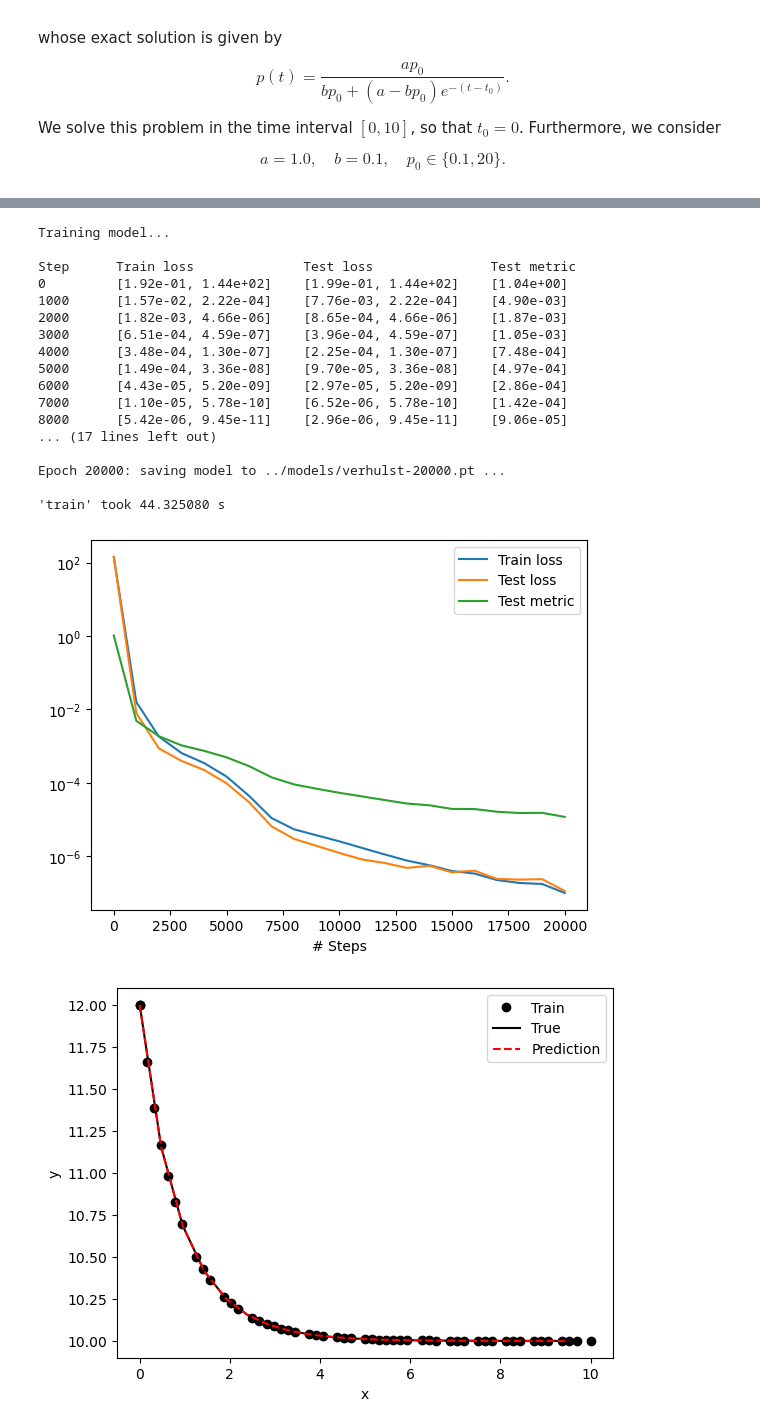
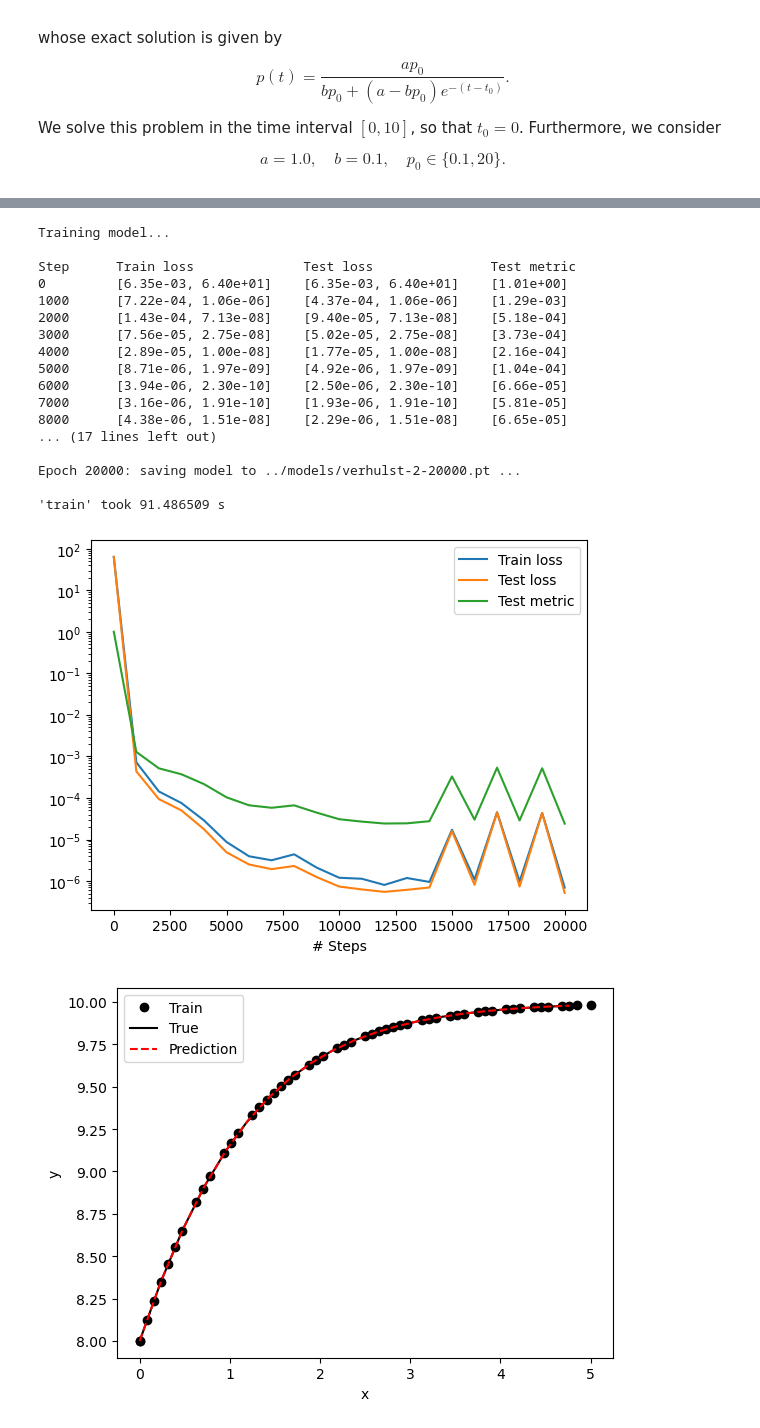
Before and after one commit to ginbar/iccsa2025_deepxde, a Jupyter notebook: examples/Verhulst.ipynb, the cells around one changed output, grey strips where cells are left out. Saved outputs shown, nothing was run; the diff lists cells and outputs as text; code cells hidden in the pictures.

```diff
--- a/examples/Verhulst.ipynb
+++ b/examples/Verhulst.ipynb
@@ -39,10 +42,10 @@ $$
 a = 1.0, \quad b = 0.1, \quad p_0 \in \{0.1, 20\}.
 $$
 # %%
-p0 = 12
+p0 = 8
 a = 1.0
 b = 0.1
-t0, tf = 0, 10
+t0, tf = 0, 5
 # %%
 def known_solution(t):
     return (a * p0) / (b * p0 + (a - b * p0) * np.exp(-(t - t0)))
@@ -77,6 +80,8 @@ learning_rate = 0.001
 net = dde.nn.FNN(layer_size, activation, initializer)
 model = dde.Model(data, net)
 
+resampler = dde.callbacks.PDEPointResampler(period=100)
+
 model.compile(optimizer, lr=learning_rate, metrics=["l2 relative error"])
 # %% [output]
 Compiling model...
@@ -84,26 +89,26 @@ Compiling model...
 # %%
-losshistory, train_state = model.train(iterations=20000, model_save_path="../models/verhulst")
+losshistory, train_state = model.train(iterations=20000, callbacks=[resampler], model_save_path="../models/verhulst-2")
 
 dde.saveplot(losshistory, train_state, isplot=True, issave=False)
 # %% [output]
 Training model...
 
 Step      Train loss              Test loss               Test metric
-0         [1.92e-01, 1.44e+02]    [1.99e-01, 1.44e+02]    [1.04e+00]
-1000      [1.57e-02, 2.22e-04]    [7.76e-03, 2.22e-04]    [4.90e-03]
-2000      [1.82e-03, 4.66e-06]    [8.65e-04, 4.66e-06]    [1.87e-03]
-3000      [6.51e-04, 4.59e-07]    [3.96e-04, 4.59e-07]    [1.05e-03]
-4000      [3.48e-04, 1.30e-07]    [2.25e-04, 1.30e-07]    [7.48e-04]
-5000      [1.49e-04, 3.36e-08]    [9.70e-05, 3.36e-08]    [4.97e-04]
-6000      [4.43e-05, 5.20e-09]    [2.97e-05, 5.20e-09]    [2.86e-04]
-7000      [1.10e-05, 5.78e-10]    [6.52e-06, 5.78e-10]    [1.42e-04]
-8000      [5.42e-06, 9.45e-11]    [2.96e-06, 9.45e-11]    [9.06e-05]
+0         [6.35e-03, 6.40e+01]    [6.35e-03, 6.40e+01]    [1.01e+00]
+1000      [7.22e-04, 1.06e-06]    [4.37e-04, 1.06e-06]    [1.29e-03]
+2000      [1.43e-04, 7.13e-08]    [9.40e-05, 7.13e-08]    [5.18e-04]
+3000      [7.56e-05, 2.75e-08]    [5.02e-05, 2.75e-08]    [3.73e-04]
+4000      [2.89e-05, 1.00e-08]    [1.77e-05, 1.00e-08]    [2.16e-04]
+5000      [8.71e-06, 1.97e-09]    [4.92e-06, 1.97e-09]    [1.04e-04]
+6000      [3.94e-06, 2.30e-10]    [2.50e-06, 2.30e-10]    [6.66e-05]
+7000      [3.16e-06, 1.91e-10]    [1.93e-06, 1.91e-10]    [5.81e-05]
+8000      [4.38e-06, 1.51e-08]    [2.29e-06, 1.51e-08]    [6.65e-05]
 ... (17 lines left out)
 
-Epoch 20000: saving model to ../models/verhulst-20000.pt ...
+Epoch 20000: saving model to ../models/verhulst-2-20000.pt ...
 
-'train' took 44.325080 s
+'train' took 91.486509 s
-[figure, old version]
+[figure, new version]
-[figure, old version]
+[figure, new version]
 # %%
 # Restoring model
```
Also changed, not shown: parts of 4 cells of this notebook, 6 other files.
